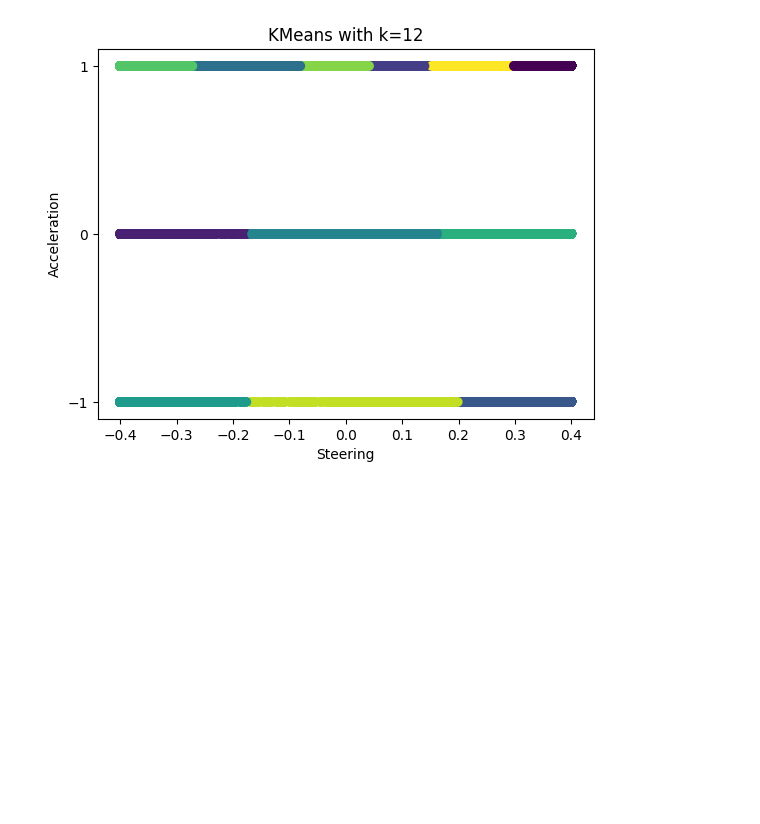
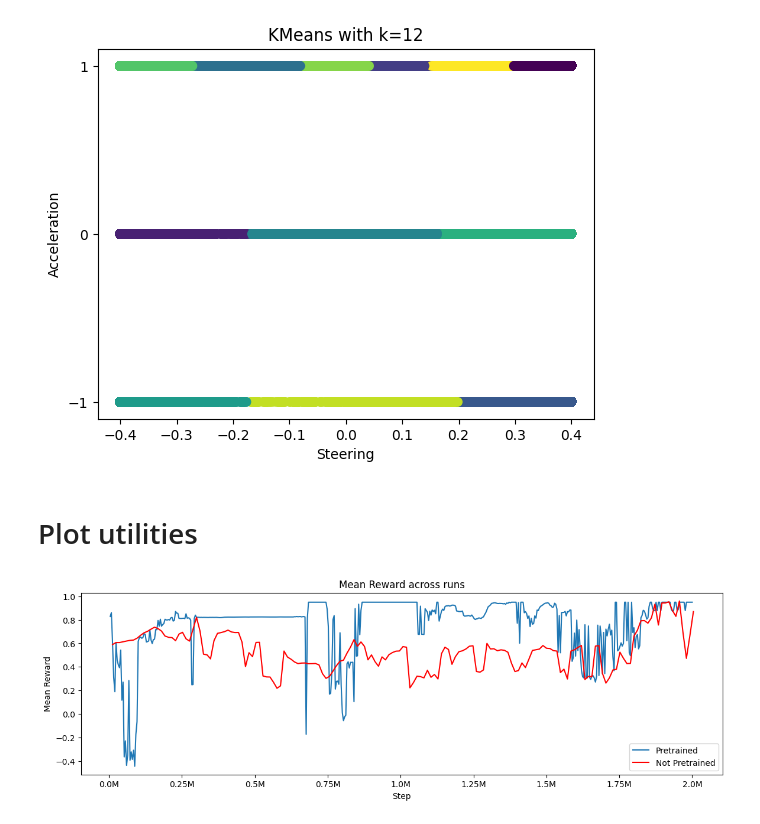
Before and after one commit to Stanley-Jovel/Self-Driving-Car-Project, a Jupyter notebook: playground.ipynb, the cells around one changed output. Cells and saved outputs as stored; diff of their text form; code cells hidden in the pictures; blank space fills up the shorter version.

```diff
--- a/playground.ipynb
+++ b/playground.ipynb
@@ -31,3 +33,33 @@ plt.yticks(np.arange(-1, 1.1, 1))
 plt.show()
 # %% [output]
 [figure]
+# %% [markdown]
+# Plot utilities
+# %%
+import pandas as pd
+import matplotlib.pyplot as plt
+from tbparse import SummaryReader
+import numpy as np
+
+log_dir = "./runs/num_history=10_pretrained_True_gamma_0.6_clip_0.3_entropy_0.0001_updates_per_iteration_3"
+log_dir2 = "./runs/pretrained_False_gamma_0.99_clip_0.3_entropy_0.01_updates_per_iteration_3"
+
+reader = SummaryReader(log_dir)
+df_pretrained = reader.scalars
+reader = SummaryReader(log_dir2)
+df = reader.scalars
+
+df_pretrained = df_pretrained[df_pretrained["tag"] == "mean_reward/train"]
+df = df[df["tag"] == "mean_reward/train"]
+
+plt.xlabel("Step")
+plt.ylabel("Mean Reward")
+plt.title("Mean Reward across runs")
+plt.plot(df_pretrained["step"], df_pretrained["value"])
+plt.plot(df["step"], df["value"], color="red")
+plt.gcf().set_size_inches(14, 4)
+plt.gca().set_xticklabels([f"{x/1000000}M" for x in plt.gca().get_xticks()])
+plt.legend(["Pretrained", "Not Pretrained"])
+plt.show()
+# %% [output]
+[figure, added]
```
Also changed, not shown: parts of 1 cell of this notebook, 40 other files.
